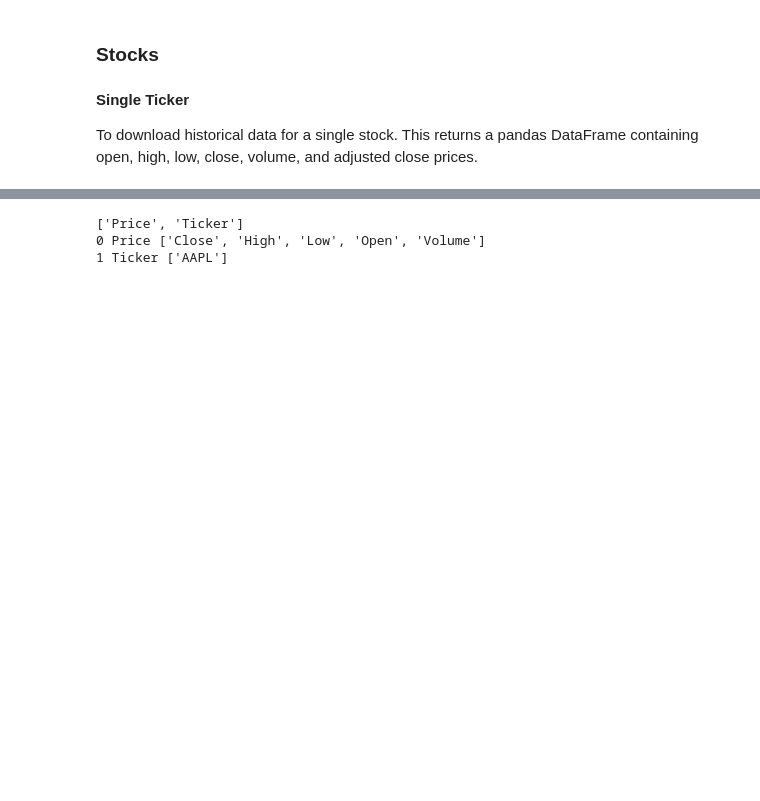
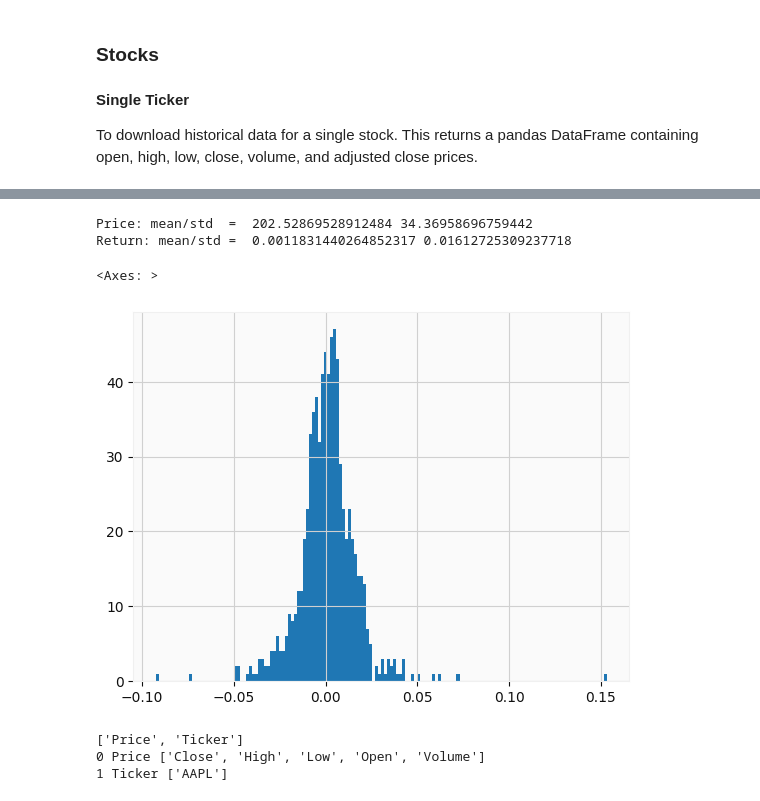
Before and after one commit to polyhedron-gdl/ml-for-finance-intro, a Jupyter notebook: 2026/01-notebooks/nb-lesson-1-2.ipynb, the cells around one changed output, grey strips where cells are left out. Cells and saved outputs as stored; diff of their text form; code cells hidden in the pictures; blank space fills up the shorter version.

```diff
--- a/2026/01-notebooks/nb-lesson-1-2.ipynb
+++ b/2026/01-notebooks/nb-lesson-1-2.ipynb
@@ -756,3 +757,17 @@ apple_data.head()
+# %%
+series = series = apple_data["Close"]["AAPL"].dropna()
+
+ret = series.pct_change().dropna()
+
+print("Price: mean/std  = ", series.mean(), series.std())
+print("Return: mean/std = ", ret.mean(), ret.std())
+
+ret.hist(bins=150)
+# %% [output]
+Price: mean/std  =  202.52869528912484 34.36958696759442
+Return: mean/std =  0.0011831440264852317 0.01612725309237718
+<Axes: >
+[figure, added]
 # %%
 print(apple_data.columns.names)
 for i in range(apple_data.columns.nlevels):
```
Also changed, not shown: parts of 51 cells of this notebook, 24 other files.
